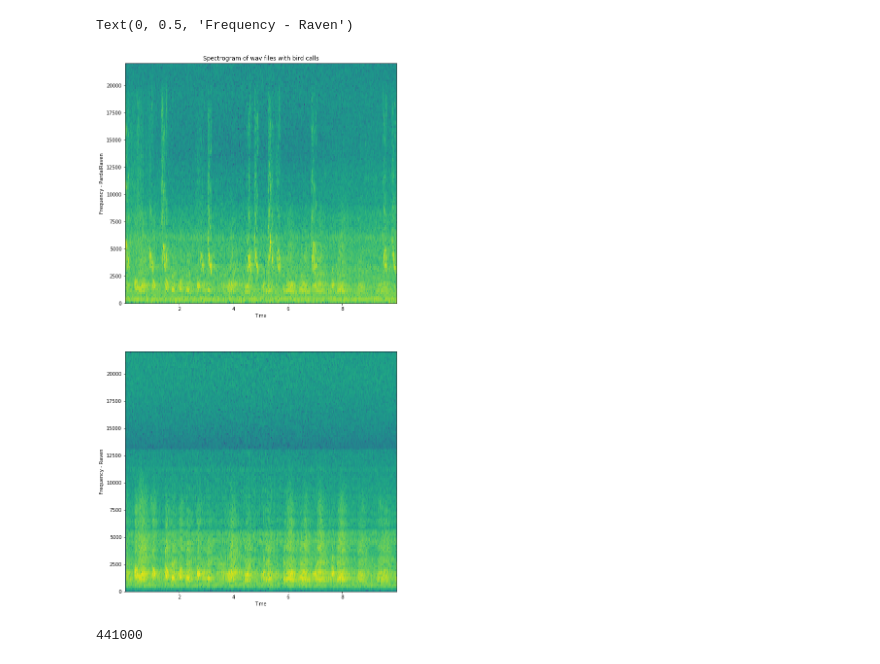
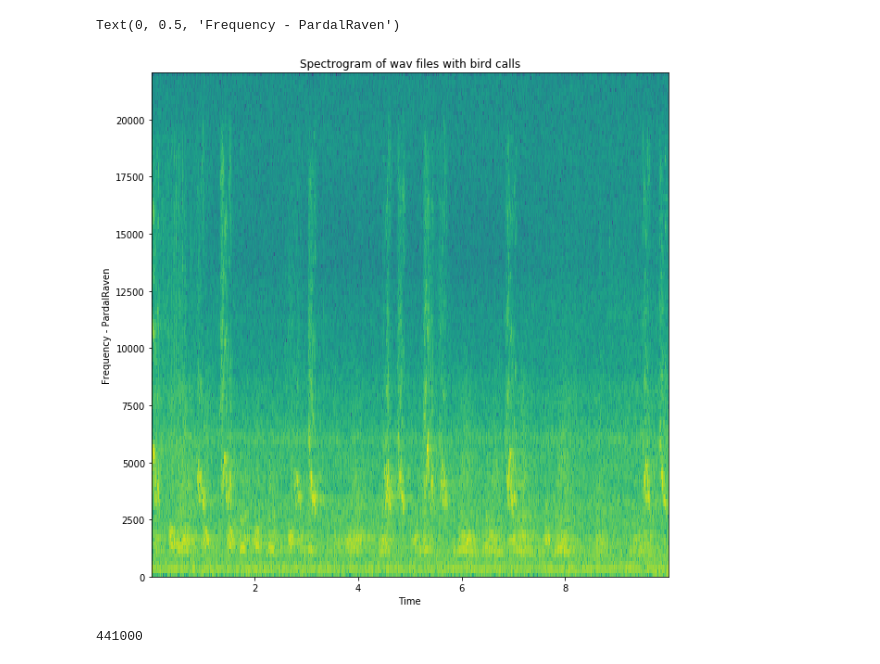
Before and after one commit to ptizei/iNaturalistDatasetGenerator, a Jupyter notebook: MakeSpectrogram/MakeSpectrogram.ipynb, the cells around one changed output. Saved outputs shown, nothing was run; the diff lists cells and outputs as text; code cells hidden in the pictures.

```diff
--- a/MakeSpectrogram/MakeSpectrogram.ipynb
+++ b/MakeSpectrogram/MakeSpectrogram.ipynb
@@ -5,34 +5,24 @@ import numpy as np
 # %%
 # Read the wav file (mono)
 
 samplingFrequency, signalData = wavfile.read("PardalRaven.wav")
 
 # Plot the signal read from wav file
-plt.figure(figsize=(10,20))
-plt.subplot(211)
+plt.figure(figsize=(10,10))
+
 
 
 plt.title('Spectrogram of wav files with bird calls')
 
 
 plt.specgram(signalData[:,1],Fs=samplingFrequency)
 
 plt.xlabel('Time')
 
 plt.ylabel('Frequency - PardalRaven')
-
-
-plt.subplot(212)
-samplingFrequency, signalData = wavfile.read("Raven.wav")
-
-plt.specgram(signalData[:],Fs=samplingFrequency)
-
-plt.xlabel('Time')
-
-plt.ylabel('Frequency - Raven')
 # %% [output]
-Text(0, 0.5, 'Frequency - Raven')
+Text(0, 0.5, 'Frequency - PardalRaven')
-[figure, old version]
+[figure, new version]
 # %%
 ?plt.specgram
 # %%
```
